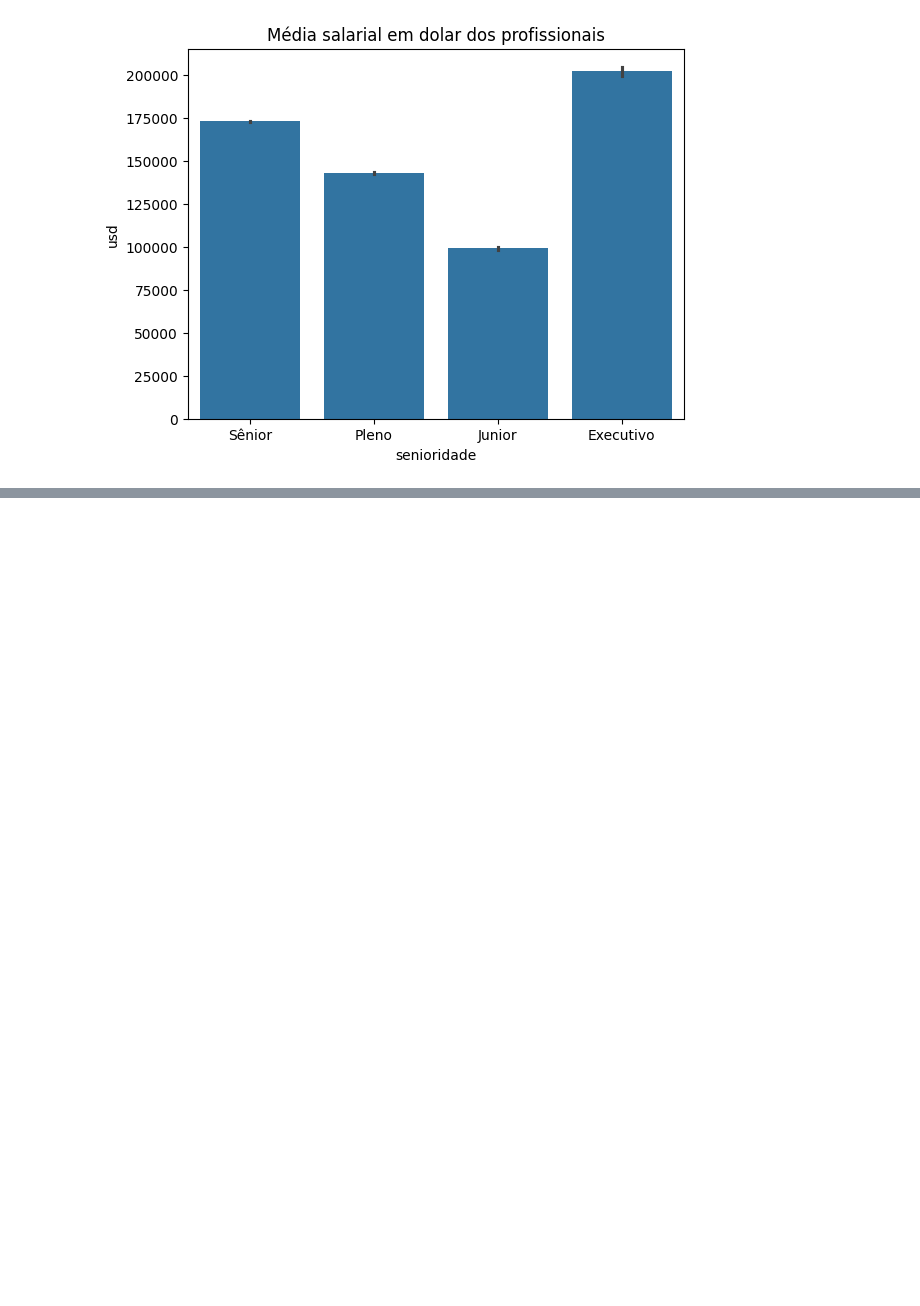
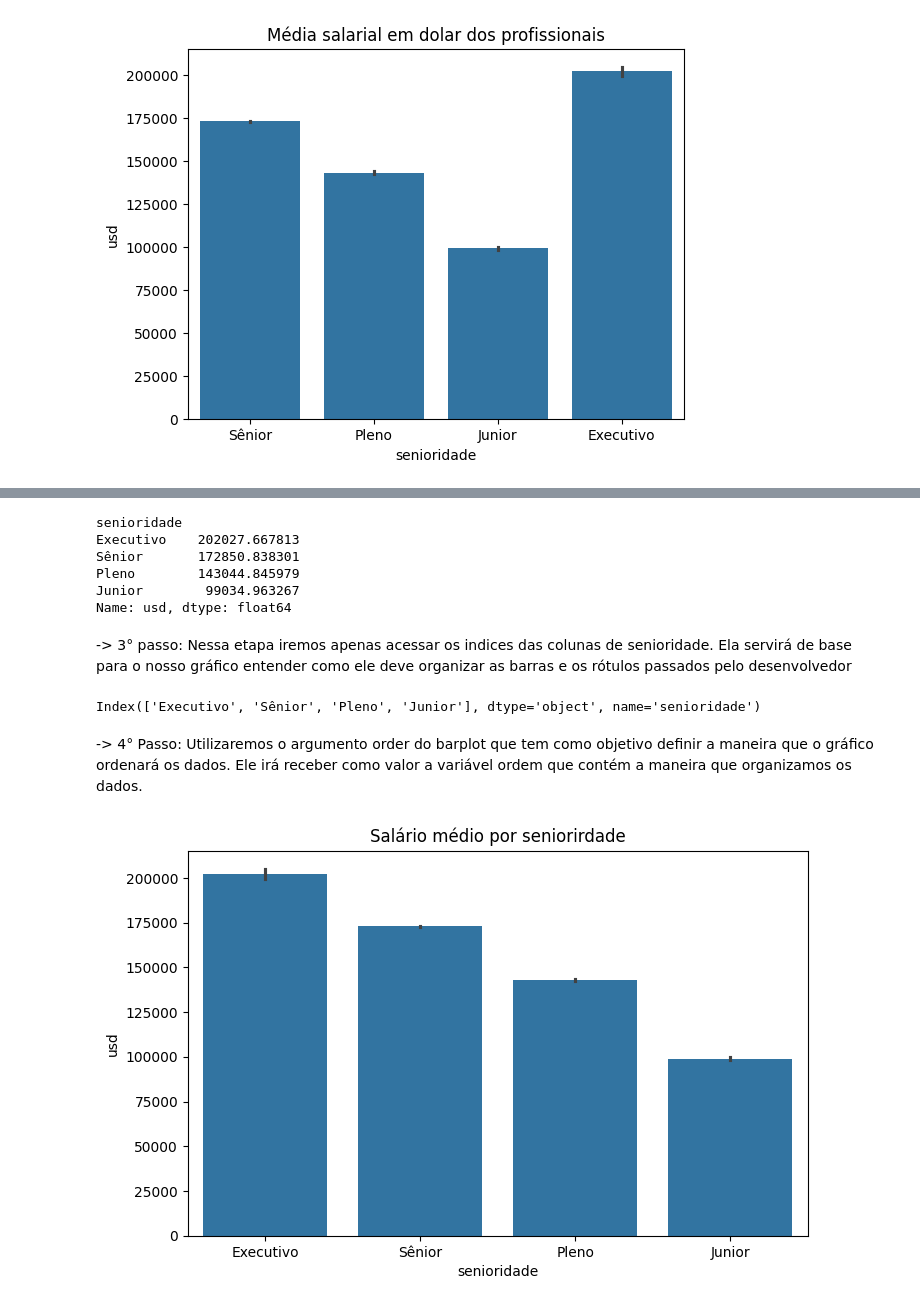
Before and after one commit to caikedomingues/Imers-o-dados-da-alura, a Jupyter notebook: aula3.ipynb, the cells around one changed output, grey strips where cells are left out. Drawn from its saved outputs; the diff is of its cells as text; code cells hidden in the pictures; blank space fills up the shorter version.

```diff
--- a/aula3.ipynb
+++ b/aula3.ipynb
@@ -36,0 +117,35 @@ plt.figure(figsize=(8,5))
+# %%
+agrupamento_salario = base_de_dados.groupby('senioridade')['usd'].mean().sort_values(ascending=False)
+
+print(agrupamento_salario)
+# %% [output]
+senioridade
+Executivo    202027.667813
+Sênior       172850.838301
+Pleno        143044.845979
+Junior        99034.963267
+Name: usd, dtype: float64
+# %% [markdown]
+-> 3° passo: Nessa etapa iremos apenas acessar os indices das colunas de senioridade. Ela servirá de base para o nosso gráfico entender como ele
+deve organizar as barras e os rótulos passados pelo desenvolvedor
+# %%
+ordem =  base_de_dados.groupby('senioridade')['usd'].mean().sort_values(ascending=False).index
+
+ordem
+# %% [output]
+Index(['Executivo', 'Sênior', 'Pleno', 'Junior'], dtype='object', name='senioridade')
+# %% [markdown]
+-> 4° Passo: Utilizaremos o argumento order do barplot que tem como
+objetivo definir a maneira que o gráfico ordenará os dados. Ele irá
+receber como valor a variável ordem que contém a maneira que organizamos
+os dados.
+# %%
+plt.figure(figsize=(8,5))
+
+plt.title("Salário médio por seniorirdade")
+
+sns.barplot(data=base_de_dados, x='senioridade', y = 'usd', order=ordem)
+
+plt.show()
+# %% [output]
+[figure, added]
```
Also changed, not shown: parts of 21 cells of this notebook.
